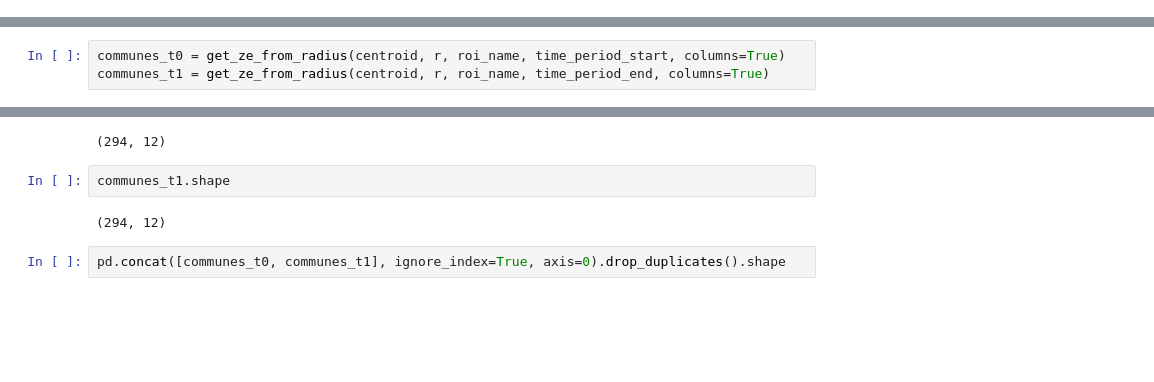
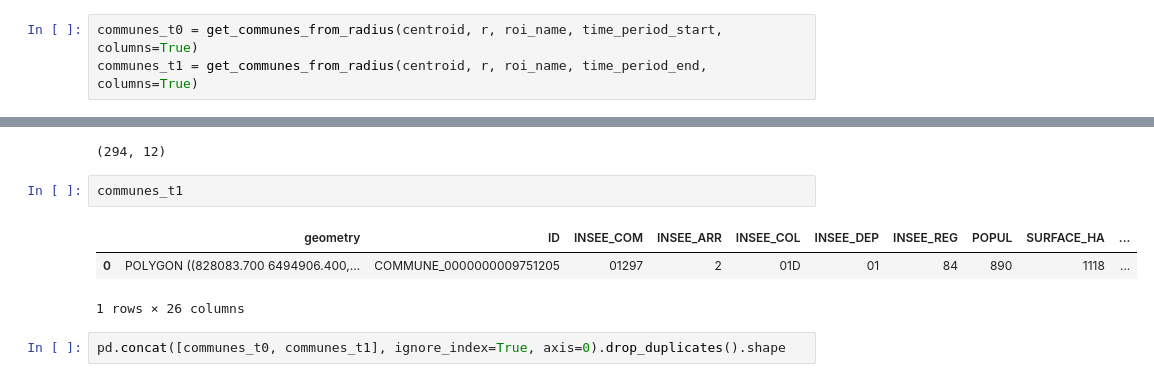
Before and after one commit to brustt/logistics_sprawl, a Jupyter notebook: notebooks/stats.ipynb, the cells around one changed output, grey strips where cells are left out. Saved outputs shown, nothing was run; the diff lists cells and outputs as text; blank space fills up the shorter version.

Commit message:
fix communes for stats

```diff
--- a/notebooks/stats.ipynb
+++ b/notebooks/stats.ipynb
@@ -92 +96,4 @@ communes = gpd.read_file(communes_path).to_crs(CRS)
+# %%
+communes_t0 = get_communes_from_radius(centroid, r, roi_name, time_period_start, columns=True)
+communes_t1 = get_communes_from_radius(centroid, r, roi_name, time_period_end, columns=True)
 # %%
@@ -104,6 +114,3 @@ Index(['ID', 'INSEE_COM', 'INSEE_ARR', 'INSEE_COL', 'INSEE_DEP', 'INSEE_REG',
        'CL_REGION', 'CAPITALE', 'DATE_RCT', 'RECENSEUR', 'SIREN_EPCI',
        'ID_CH_LIEU', 'ID_AUT_ADM', 'CODE_SIREN', 'geometry'],
       dtype='object')
-# %%
-communes_t0 = get_ze_from_radius(centroid, r, roi_name, time_period_start, columns=True)
-communes_t1 = get_ze_from_radius(centroid, r, roi_name, time_period_end, columns=True)
@@ -432,9 +441,11 @@ communes_t0.shape
 # %% [output]
 (294, 12)
 # %%
-communes_t1.shape
+communes_t1
 # %% [output]
+|  | geometry | ID | INSEE_COM | INSEE_ARR | INSEE_COL | INSEE_DEP | INSEE_REG | POPUL | SURFACE_HA | ... |
+| 0 | POLYGON ((828083.700 6494906.400,... | COMMUNE_0000000009751205 | 01297 | 2 | 01D | 01 | 84 | 890 | 1118 | ... |
-(294, 12)
+1 rows × 26 columns
 # %%
 pd.concat([communes_t0, communes_t1], ignore_index=True, axis=0).drop_duplicates().shape
 # %% [output]
```
Also changed, not shown: parts of 11 cells of this notebook, 2 other files.
